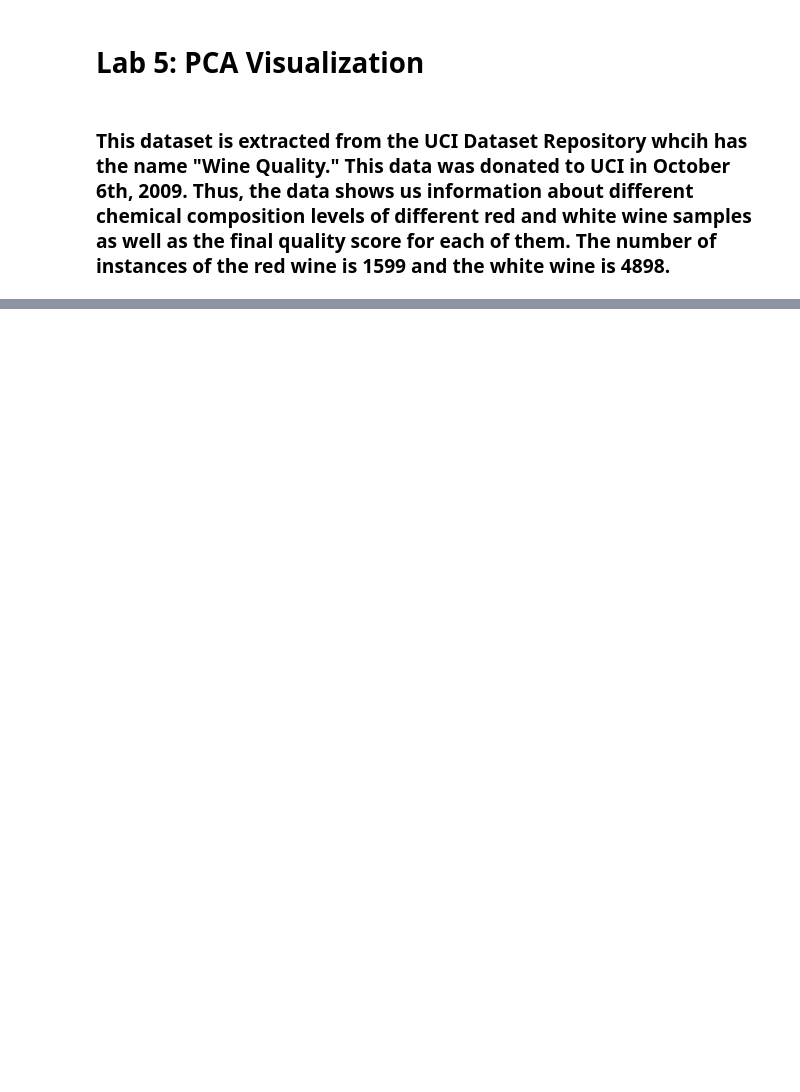
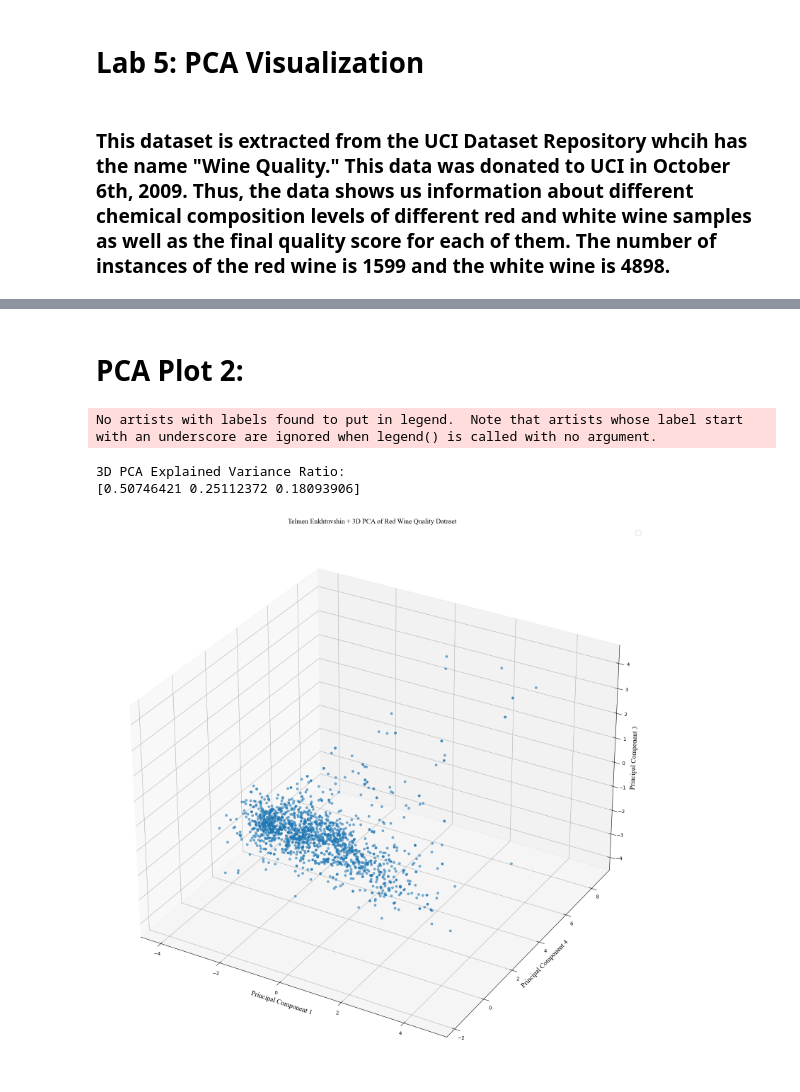
Before and after one commit to Telmen17/CS445-DataVis, a Jupyter notebook: Lab5/Telmen_Enkhtuvshin_Lab5.ipynb, the cells around one changed output, grey strips where cells are left out. Cells and saved outputs as stored; diff of their text form; code cells hidden in the pictures; blank space fills up the shorter version.

```diff
--- a/Lab5/Telmen_Enkhtuvshin_Lab5.ipynb
+++ b/Lab5/Telmen_Enkhtuvshin_Lab5.ipynb
@@ -15,0 +186,38 @@ FileNotFoundError: [Errno 2] No such file or directory: 'winequality-red.csv'
+# %% [markdown]
+# PCA Plot 2:
+# %%
+#3D PCA
+pca3d = PCA(n_components=3)
+columns=['PC1', 'PC4', 'PC3']
+
+# your code
+from mpl_toolkits.mplot3d import Axes3D
+from sklearn.decomposition import PCA
+
+# Reduce to 3 principal components
+X_pca_3d = pca3d.fit_transform(X_scaled)
+pca3d_df = pd.DataFrame(data=X_pca_3d, columns=['PC1', 'PC4', 'PC3'])
+
+# Print explained variance ratio for 3D
+print("3D PCA Explained Variance Ratio:")
+print(pca3d.explained_variance_ratio_)
+
+# 3D Scatter Plot
+fig = plt.figure(figsize=(28, 20))
+ax = fig.add_subplot(111, projection='3d')
+
+ax.scatter(pca3d_df['PC1'], pca3d_df['PC4'], pca3d_df['PC3'], alpha=0.55)
+
+ax.set_xlabel('Principal Component 1', fontname='Times New Roman', fontsize=14)
+ax.set_ylabel('Principal Component 4', fontname='Times New Roman', fontsize=14)
+ax.set_zlabel('Principal Component 3', fontname='Times New Roman', fontsize=14)
+ax.set_title('Telmen Enkhtuvshin + 3D PCA of Red Wine Quality Dataset', fontname='Times New Roman', fontsize=14)
+ax.legend(loc='best', prop=times_new_roman)
+plt.savefig("Lab5-Telmen_Enkhtuvshin-3dPCA.png", dpi=300, bbox_inches='tight')
+
+plt.show()
+# %% [output]
+No artists with labels found to put in legend.  Note that artists whose label start with an underscore are ignored when legend() is called with no argument.
+3D PCA Explained Variance Ratio:
+[0.50746421 0.25112372 0.18093906]
+[figure, added]
```
Also changed, not shown: parts of 24 cells of this notebook, 5 other files.
